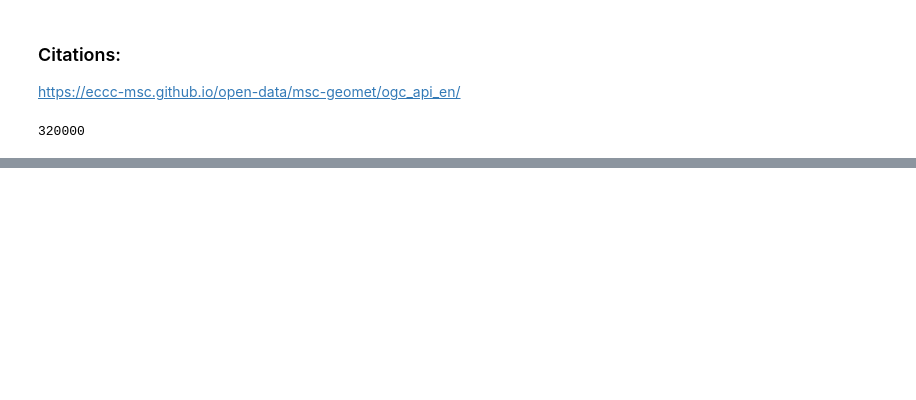
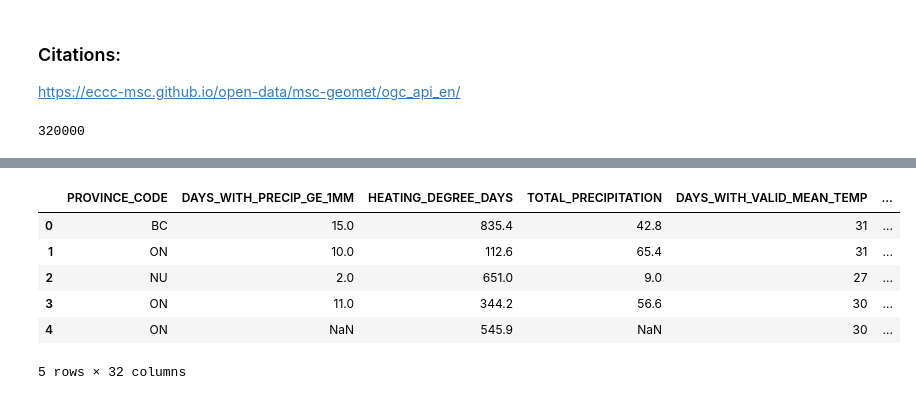
Before and after one commit to aryanballani/orbitx_data, a Jupyter notebook: climate_data.ipynb, the cells around one changed output, grey strips where cells are left out. Cells and saved outputs as stored; diff of their text form; code cells hidden in the pictures; blank space fills up the shorter version.

```diff
--- a/climate_data.ipynb
+++ b/climate_data.ipynb
@@ -39,5 +39,13 @@ display(df.head())
 5 rows × 32 columns
 # %%
-
-# writeback to csv
+#writeback to csv => aggregation
 df.to_csv("data/climate_data/monthly_climate_data.csv")
+display(df.head())
+# %% [output]
+|  | PROVINCE_CODE | DAYS_WITH_PRECIP_GE_1MM | HEATING_DEGREE_DAYS | TOTAL_PRECIPITATION | DAYS_WITH_VALID_MEAN_TEMP | ... |
+| 0 | BC | 15.0 | 835.4 | 42.8 | 31 | ... |
+| 1 | ON | 10.0 | 112.6 | 65.4 | 31 | ... |
+| 2 | NU | 2.0 | 651.0 | 9.0 | 27 | ... |
+| 3 | ON | 11.0 | 344.2 | 56.6 | 30 | ... |
+| 4 | ON | NaN | 545.9 | NaN | 30 | ... |
+5 rows × 32 columns
```
Also changed, not shown: parts of 3 cells of this notebook, 1 other file.
